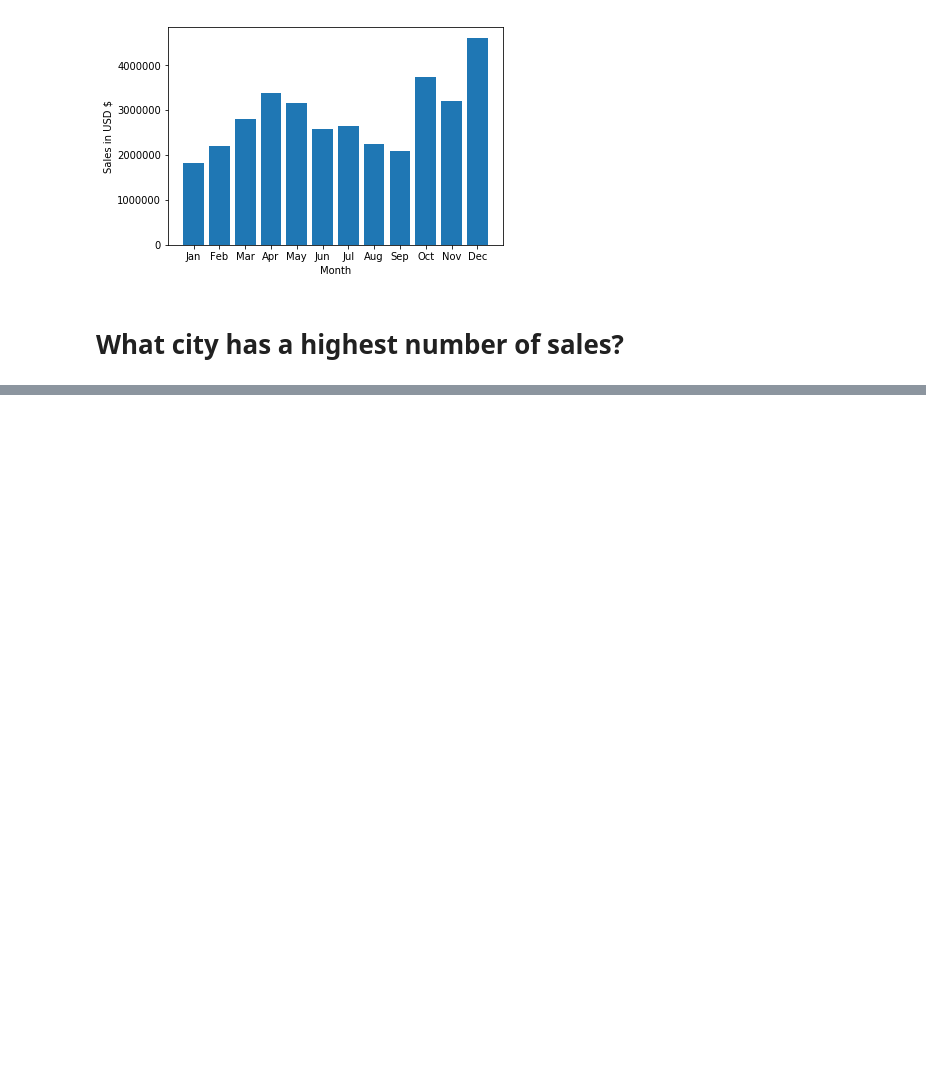
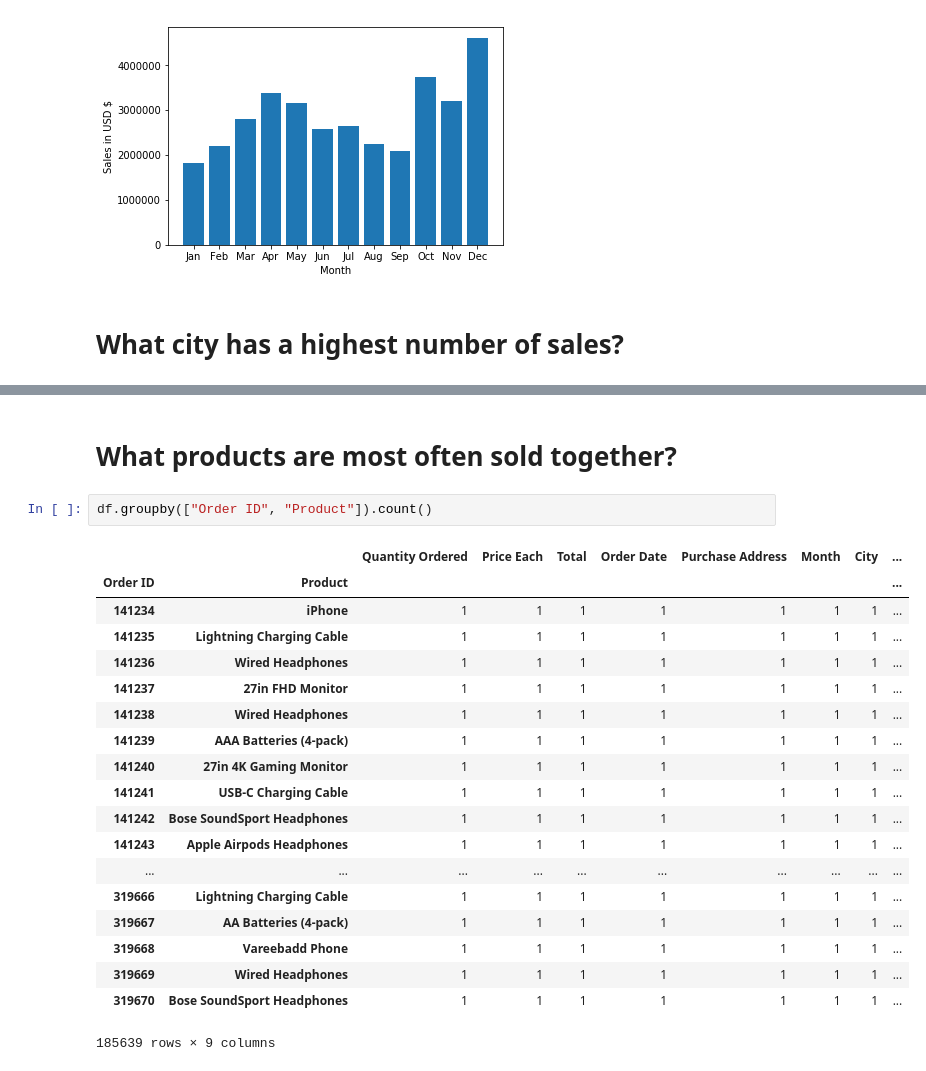
Before and after one commit to mkwiatek770/code-snippets, a Jupyter notebook: Libraries/pandas/Sales.ipynb, the cells around one changed output, grey strips where cells are left out. Drawn from its saved outputs; the diff is of its cells as text; blank space fills up the shorter version.

```diff
--- a/Libraries/pandas/Sales.ipynb
+++ b/Libraries/pandas/Sales.ipynb
@@ -186,0 +187,24 @@ df
+# %% [markdown]
+# What products are most often sold together?
+# %%
+df.groupby(["Order ID", "Product"]).count()
+# %% [output]
+|  |  | Quantity Ordered | Price Each | Total | Order Date | Purchase Address | Month | City | ... |
+| Order ID | Product |  |  |  |  |  |  |  | ... |
+| 141234 | iPhone | 1 | 1 | 1 | 1 | 1 | 1 | 1 | ... |
+| 141235 | Lightning Charging Cable | 1 | 1 | 1 | 1 | 1 | 1 | 1 | ... |
+| 141236 | Wired Headphones | 1 | 1 | 1 | 1 | 1 | 1 | 1 | ... |
+| 141237 | 27in FHD Monitor | 1 | 1 | 1 | 1 | 1 | 1 | 1 | ... |
+| 141238 | Wired Headphones | 1 | 1 | 1 | 1 | 1 | 1 | 1 | ... |
+| 141239 | AAA Batteries (4-pack) | 1 | 1 | 1 | 1 | 1 | 1 | 1 | ... |
+| 141240 | 27in 4K Gaming Monitor | 1 | 1 | 1 | 1 | 1 | 1 | 1 | ... |
+| 141241 | USB-C Charging Cable | 1 | 1 | 1 | 1 | 1 | 1 | 1 | ... |
+| 141242 | Bose SoundSport Headphones | 1 | 1 | 1 | 1 | 1 | 1 | 1 | ... |
+| 141243 | Apple Airpods Headphones | 1 | 1 | 1 | 1 | 1 | 1 | 1 | ... |
+| ... | ... | ... | ... | ... | ... | ... | ... | ... | ... |
+| 319666 | Lightning Charging Cable | 1 | 1 | 1 | 1 | 1 | 1 | 1 | ... |
+| 319667 | AA Batteries (4-pack) | 1 | 1 | 1 | 1 | 1 | 1 | 1 | ... |
+| 319668 | Vareebadd Phone | 1 | 1 | 1 | 1 | 1 | 1 | 1 | ... |
+| 319669 | Wired Headphones | 1 | 1 | 1 | 1 | 1 | 1 | 1 | ... |
+| 319670 | Bose SoundSport Headphones | 1 | 1 | 1 | 1 | 1 | 1 | 1 | ... |
+185639 rows × 9 columns
```
Also changed, not shown: parts of 9 cells of this notebook.
